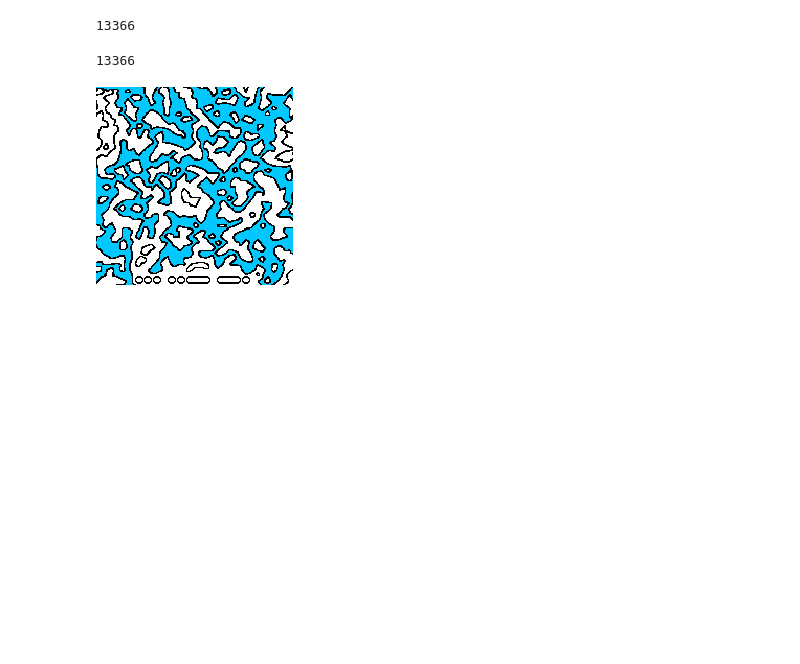
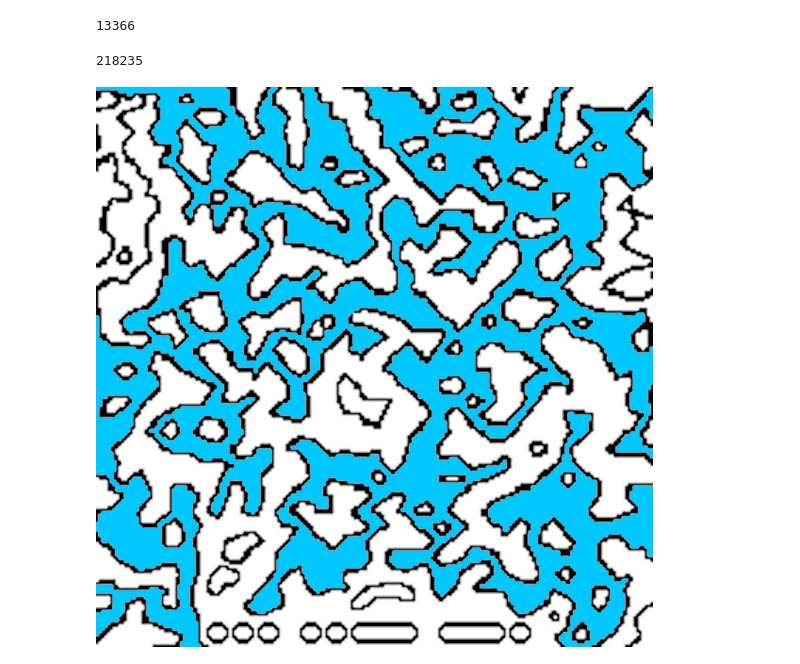
Before and after one commit to JefeThePug/Zorak-Coding-Challenges, a Jupyter notebook: building/05_Flood_Fill/floodfill.ipynb, the cells around one changed output. Cells and saved outputs as stored; diff of their text form; code cells hidden in the pictures; blank space fills up the shorter version.

```diff
--- a/building/05_Flood_Fill/floodfill.ipynb
+++ b/building/05_Flood_Fill/floodfill.ipynb
@@ -359,34 +359,34 @@ def flood_fill(img, start, color, t):
             img[y, x] = color
 
             for dx, dy in directions:
                 neighbor = (y + dy, x + dx)
                 if neighbor not in visited:
                     queue.append(neighbor)
                     visited.add(neighbor)
 
-pixels = np.array(Image.open("pxArt2.png").convert("RGB"))
+pixels = np.array(Image.open("pxArt3.png").convert("RGB"))
 
 
 shots = [(0, 0)]
 
 steps = {
     (255, 255, 255): (255, 255, 0),
     (255, 255, 0): (0, 255, 255),
     (0, 255, 255): (0, 255, 255),
 }
-threshold = 250
+threshold = 87
 
 for shot in shots:
     for part in (shot, shot[::-1]):
         color = tuple(pixels[part])
         flood_fill(pixels, part, (0, 200, 255), threshold)
         #pixels[part] = (255, 0, 0)
 
 count = np.sum(np.all(pixels == np.array([0, 200, 255]), axis=-1))
 img = Image.fromarray(pixels)
 #img.save("pxArtcompleted.png")
 print(count)
 img
 # %% [output]
-13366
+218235
-[figure, old version]
+[figure, new version]
```
Also changed, not shown: 7 other files.
